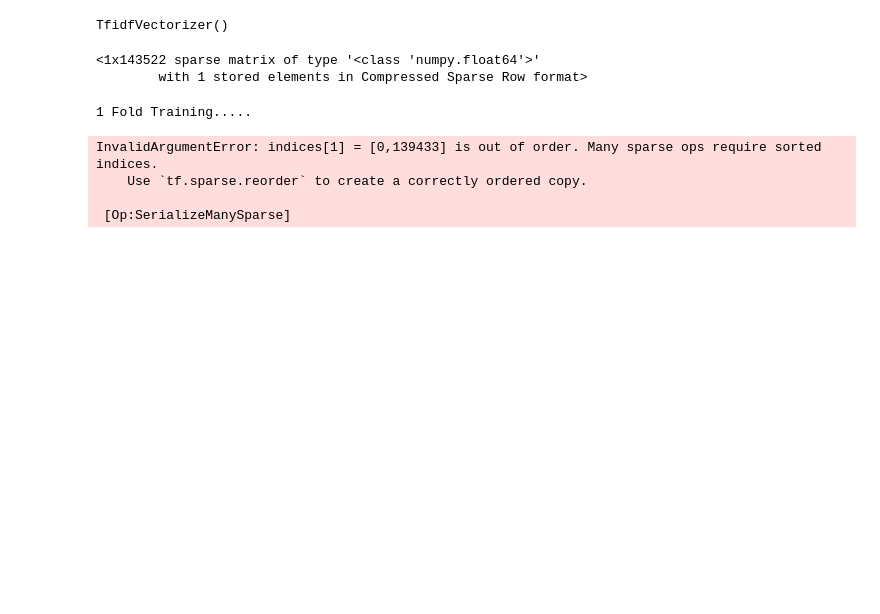
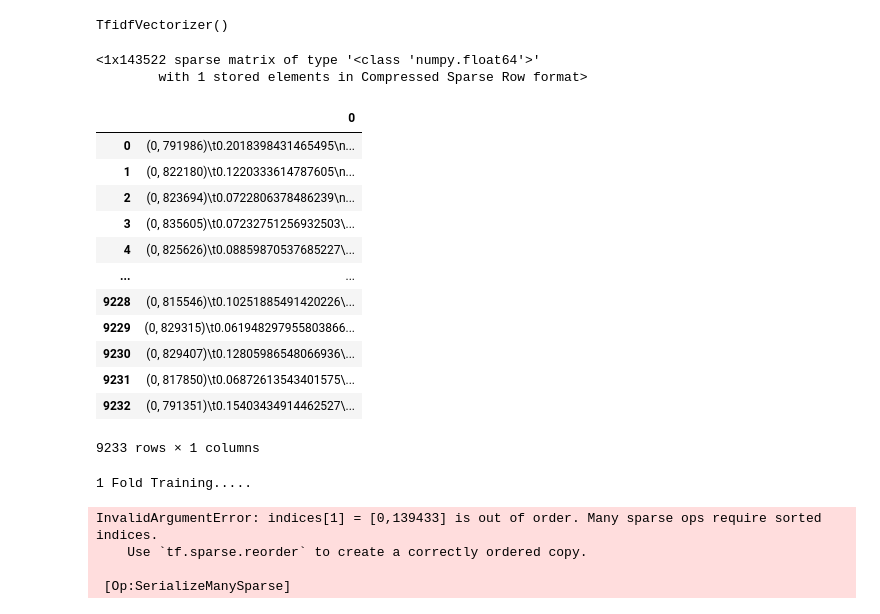
Before and after one commit to SubinKim22/project, a Jupyter notebook: news_group.ipynb, the cells around one changed output. Cells and saved outputs as stored; diff of their text form; code cells hidden in the pictures; blank space fills up the shorter version.

```diff
--- a/news_group.ipynb
+++ b/news_group.ipynb
@@ -531,6 +560,22 @@ train_vec = vectorizer.transform(train["text"])
 train_y = train["target"]
 
 test_vec = vectorizer.transform(test["text"])
+# %%
+pd.DataFrame(train_vec)
+# %% [output]
+|  | 0 |
+| 0 | (0, 791986)\t0.2018398431465495\n... |
+| 1 | (0, 822180)\t0.1220333614787605\n... |
+| 2 | (0, 823694)\t0.0722806378486239\n... |
+| 3 | (0, 835605)\t0.07232751256932503\... |
+| 4 | (0, 825626)\t0.08859870537685227\... |
+| ... | ... |
+| 9228 | (0, 815546)\t0.10251885491420226\... |
+| 9229 | (0, 829315)\t0.061948297955803866... |
+| 9230 | (0, 829407)\t0.12805986548066936\... |
+| 9231 | (0, 817850)\t0.06872613543401575\... |
+| 9232 | (0, 791351)\t0.15403434914462527\... |
+9233 rows × 1 columns
 # %%
 skf = StratifiedKFold(n_splits = 10, random_state = 1, shuffle = True)
 # %%
```
Also changed, not shown: parts of 24 cells of this notebook.
